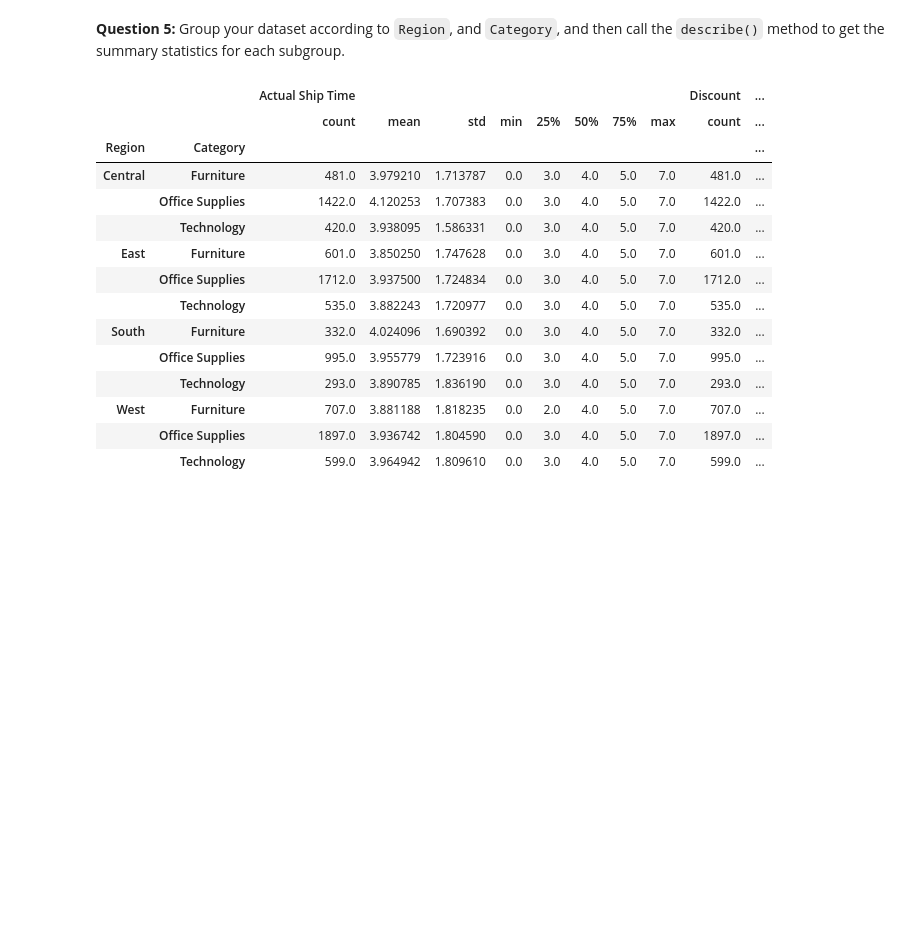
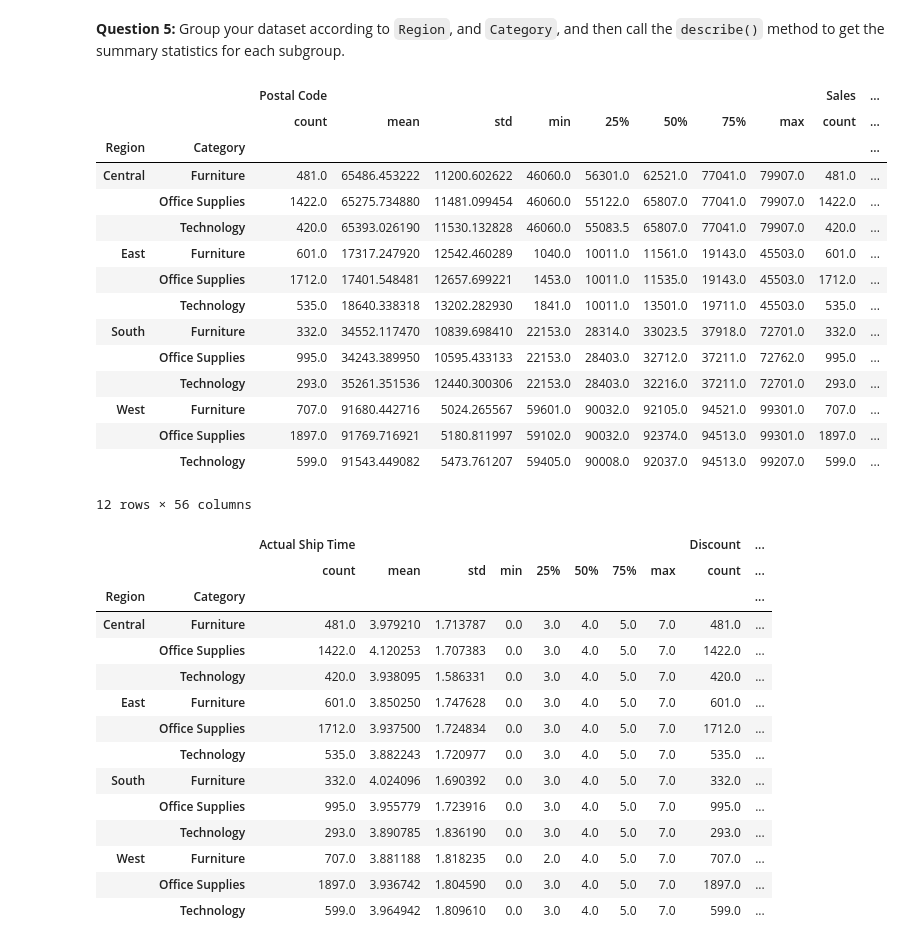
Before and after one commit to sprintkayaking/DAT-07-28, a Jupyter notebook: ClassMaterial/Unit2/Class6/Labs/Pandas -- Cleaning, Merging, Grouping-Solutions.ipynb, the cells around one changed output. Drawn from its saved outputs; the diff is of its cells as text; code cells hidden in the pictures; blank space fills up the shorter version.

```diff
--- a/ClassMaterial/Unit2/Class6/Labs/Pandas -- Cleaning, Merging, Grouping-Solutions.ipynb
+++ b/ClassMaterial/Unit2/Class6/Labs/Pandas -- Cleaning, Merging, Grouping-Solutions.ipynb
@@ -14,7 +14,7 @@ Go ahead and create the following columns in your dataset.
 import pandas as pd
 import numpy as np
 # read in the file
-df = pd.read_excel('../data/superstore.xls', index_col='Row ID')
+df = pd.read_excel('../../data/superstore.xls', index_col='Row ID')
 # %% [markdown]
 **Column 1:**
 
@@ -78,8 +78,8 @@ Use the `rename()` method to create the Salesperson column label.
 **Important:** We want to keep all of the rows in the dataset we first loaded in.  After each merge, it's a good idea to make sure your dataset hasn't shrunk, which will happen if you don't choose the right merge type.  Make sure you have 9,994 rows when you're finished!
 # %%
 # first, we'll import the other two sheets as different dataframes
-df2 = pd.read_excel('../data/superstore.xls', sheet_name=1)
-df3 = pd.read_excel('../data/superstore.xls', sheet_name=2)
+df2 = pd.read_excel('../../data/superstore.xls', sheet_name=1)
+df3 = pd.read_excel('../../data/superstore.xls', sheet_name=2)
 # %%
 #we're going to do a LEFT join, to keep all the values in the original dataframe
 df = df.merge(df2, on='Order ID', how='left')
@@ -159,6 +195,25 @@ df.groupby('Salesperson')['Sales'].agg(['mean', 'median', 'max', 'count'])
 | Kelly Williams | 215.772661 | 45.980 | 17499.950 | 2323 |
 # %% [markdown]
 **Question 5:** Group your dataset according to  `Region`, and `Category`, and then call the `describe()` method to get the summary statistics for each subgroup.
+# %%
+df.groupby(['Region', 'Category']).describe()
+# %% [output]
+|  |  | Postal Code |  |  |  |  |  |  |  | Sales | ... |
+|  |  | count | mean | std | min | 25% | 50% | 75% | max | count | ... |
+| Region | Category |  |  |  |  |  |  |  |  |  | ... |
+| Central | Furniture | 481.0 | 65486.453222 | 11200.602622 | 46060.0 | 56301.0 | 62521.0 | 77041.0 | 79907.0 | 481.0 | ... |
+|  | Office Supplies | 1422.0 | 65275.734880 | 11481.099454 | 46060.0 | 55122.0 | 65807.0 | 77041.0 | 79907.0 | 1422.0 | ... |
+|  | Technology | 420.0 | 65393.026190 | 11530.132828 | 46060.0 | 55083.5 | 65807.0 | 77041.0 | 79907.0 | 420.0 | ... |
+| East | Furniture | 601.0 | 17317.247920 | 12542.460289 | 1040.0 | 10011.0 | 11561.0 | 19143.0 | 45503.0 | 601.0 | ... |
+|  | Office Supplies | 1712.0 | 17401.548481 | 12657.699221 | 1453.0 | 10011.0 | 11535.0 | 19143.0 | 45503.0 | 1712.0 | ... |
+|  | Technology | 535.0 | 18640.338318 | 13202.282930 | 1841.0 | 10011.0 | 13501.0 | 19711.0 | 45503.0 | 535.0 | ... |
+| South | Furniture | 332.0 | 34552.117470 | 10839.698410 | 22153.0 | 28314.0 | 33023.5 | 37918.0 | 72701.0 | 332.0 | ... |
+|  | Office Supplies | 995.0 | 34243.389950 | 10595.433133 | 22153.0 | 28403.0 | 32712.0 | 37211.0 | 72762.0 | 995.0 | ... |
+|  | Technology | 293.0 | 35261.351536 | 12440.300306 | 22153.0 | 28403.0 | 32216.0 | 37211.0 | 72701.0 | 293.0 | ... |
+| West | Furniture | 707.0 | 91680.442716 | 5024.265567 | 59601.0 | 90032.0 | 92105.0 | 94521.0 | 99301.0 | 707.0 | ... |
+|  | Office Supplies | 1897.0 | 91769.716921 | 5180.811997 | 59102.0 | 90032.0 | 92374.0 | 94513.0 | 99301.0 | 1897.0 | ... |
+|  | Technology | 599.0 | 91543.449082 | 5473.761207 | 59405.0 | 90008.0 | 92037.0 | 94513.0 | 99207.0 | 599.0 | ... |
+12 rows × 56 columns
 # %%
 # your answer here
 df.groupby(['Region', 'Category']).describe()
```
Also changed, not shown: parts of 6 cells of this notebook, 13 other files.
